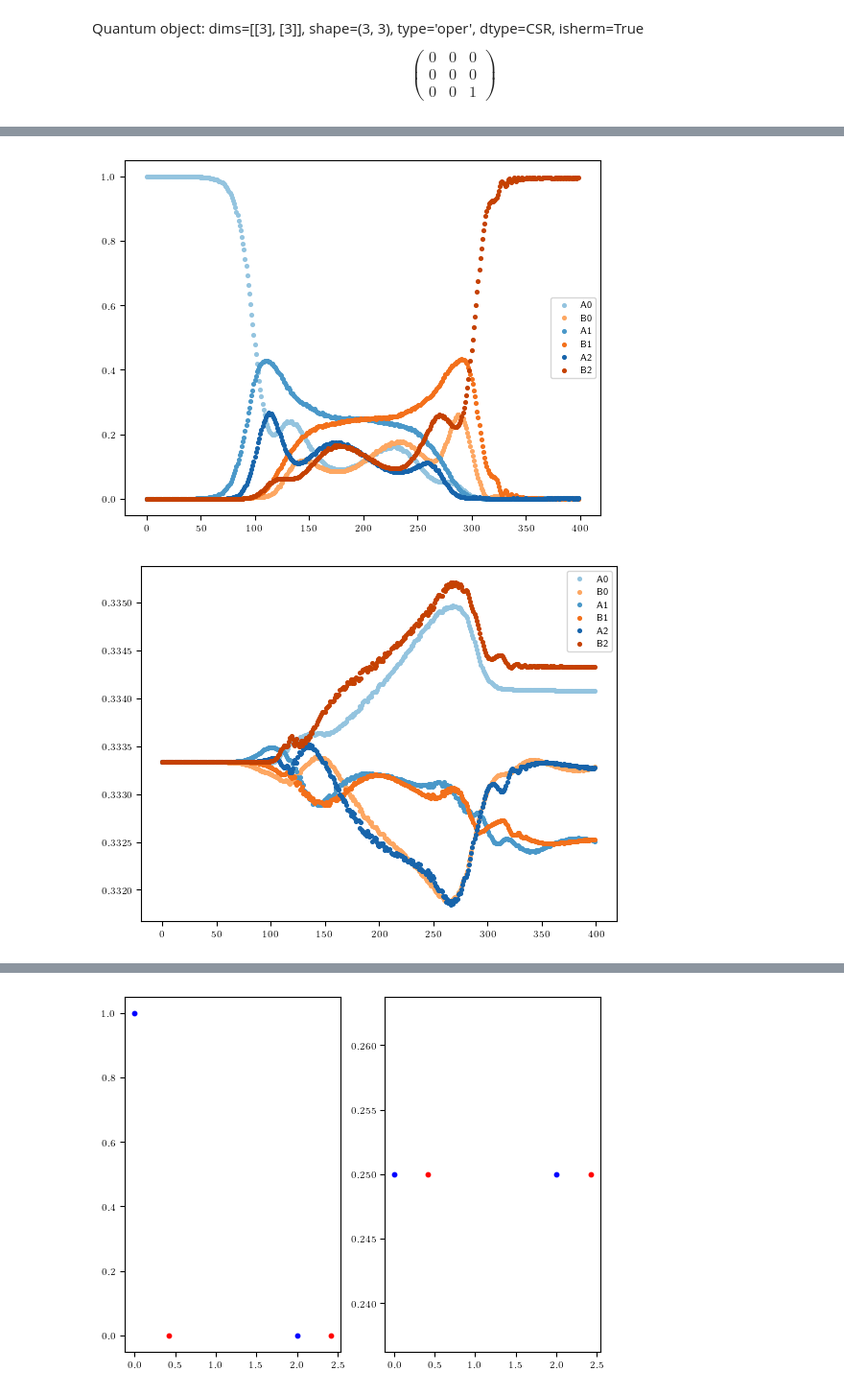
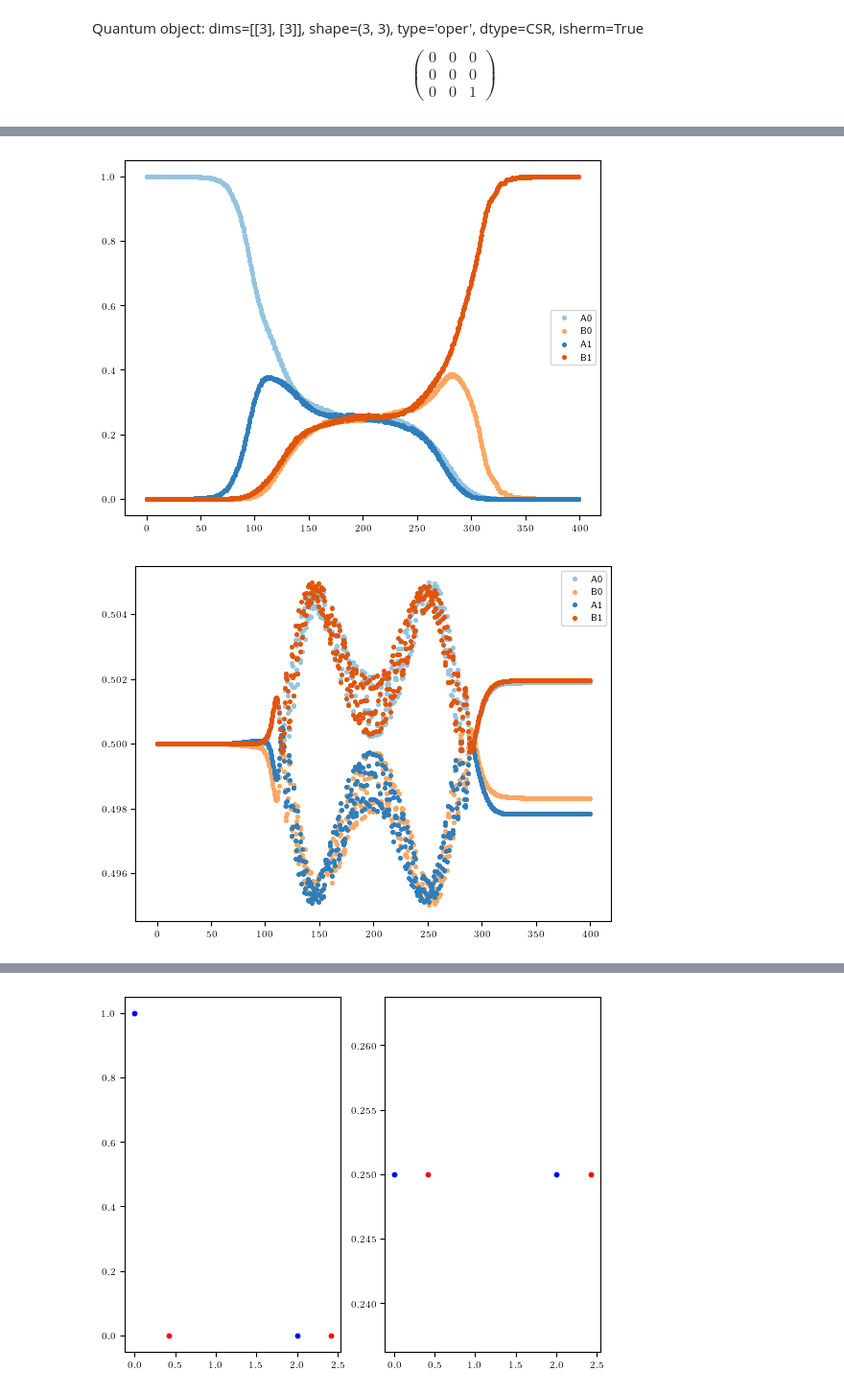
Before and after one commit to ChriGomm/master, a Jupyter notebook: numerics/thermal_phonons.ipynb, the cells around one changed output, grey strips where cells are left out. Shown at 96% size. Cells and saved outputs as stored; diff of their text form; code cells hidden in the pictures.

Commit message:
compared full and excitation subspace dynamics does seem to give the same results. tested influenc of phonon number on dynamics. seems to reach a steady state

```diff
--- a/numerics/thermal_phonons.ipynb
+++ b/numerics/thermal_phonons.ipynb
@@ -1112,7 +1112,7 @@ states
 # %%
 from qutip import tensor, basis, destroy, create, qeye, sesolve, sigmap, sigmam, fidelity, qzero, expect, ptrace
 chain_length = 4
-boson_number = 4
+boson_number = 3
 
 
 unity_spin = tensor([qeye(2)]*chain_length)
@@ -1195,3 +1195,6 @@ def Hamiltonian_spin_phonon(interaction1,interaction2):
 
 
 # H =Hamiltonian_1Dph(1,a/2,0,a,0,np.array([0,1]),1)
+# %%
+phonon0 = tensor([basis(boson_number,0) for i in range(chain_length)])
+(annihilation_phonon[0].dag()**2*phonon0).full().T
@@ -1234,3 +1345,5 @@ def generate_random_initial():
     return b, h, r_vec1#, r_vec2
 
 b, h, eig0 = generate_random_initial()
+eig0 = np.array([random() for i in range(chain_length)])
+eig0 /= np.linalg.norm(eig0)
@@ -1498,8 +1757,9 @@ S= system(chain_length,excit_phonons,dip_dip,dip_derivative_full,a=2,full=False)
 # projectors_eval2 = S.project_spin + S.project_phonon
 # psiq = tensor(psi0q,eig_generator_ph*phonon0)
 #
-dt = 5
+
 tsteps = 300
+dt = 400/tsteps
 t = np.arange(tsteps)*dt
 freq = 1/t[-1]
 S.projectors_eval[0], psiq
@@ -1552,6 +1812,6 @@ Total run time:   5.32s
 # %%
 excit_phonons = 2
-chain_length = 6
+chain_length = 4
 ind = project_indices(excit_phonons,chain_length)
 ind_spin = project_indices(excit_spin,chain_length)
 
@@ -1571,7 +1831,7 @@ psiq = state0.unit()#.dag()
 
 S= system(chain_length,excit_phonons,dip_dip,dip_derivative_full,a=2,full=False,ph_scale=1/50)
 #
-tsteps = 400#7/5*100*excit_phonons-40
+tsteps = 800#7/5*100*excit_phonons-40
 dt = 400/tsteps
 # print("thermal_phonons/traj_chain_length4_excite{:d}_time{:.2f}".format(excit_phonons,0.23))
 # return
@@ -1616,5 +1876,5 @@ Total run time:  52.78s
-[figure, old version]
+[figure, new version]
-[figure, old version]
+[figure, new version]
 # %%
 from time import time
 from qutip.fileio import qsave, qload
```
Also changed, not shown: parts of 12 cells of this notebook, 3 other files.
